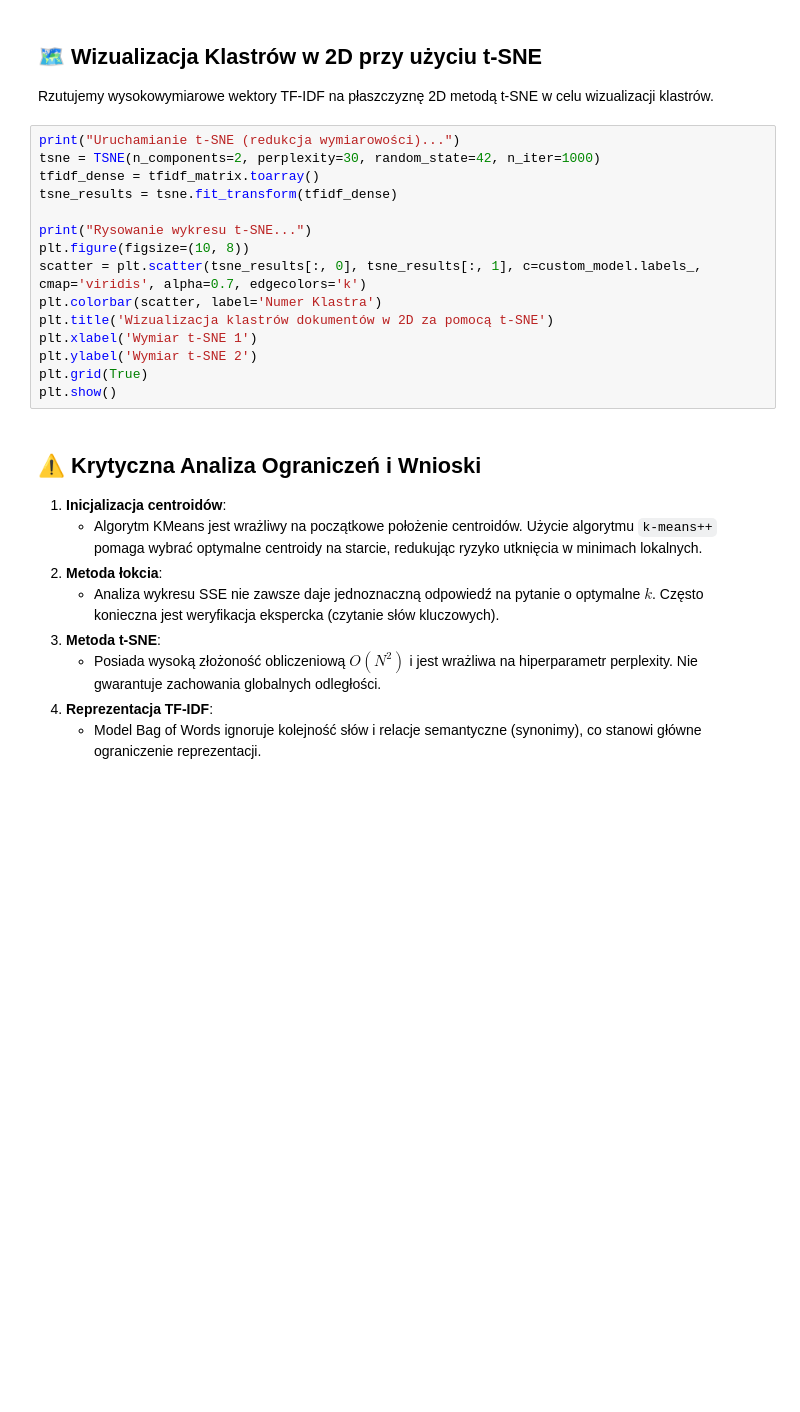
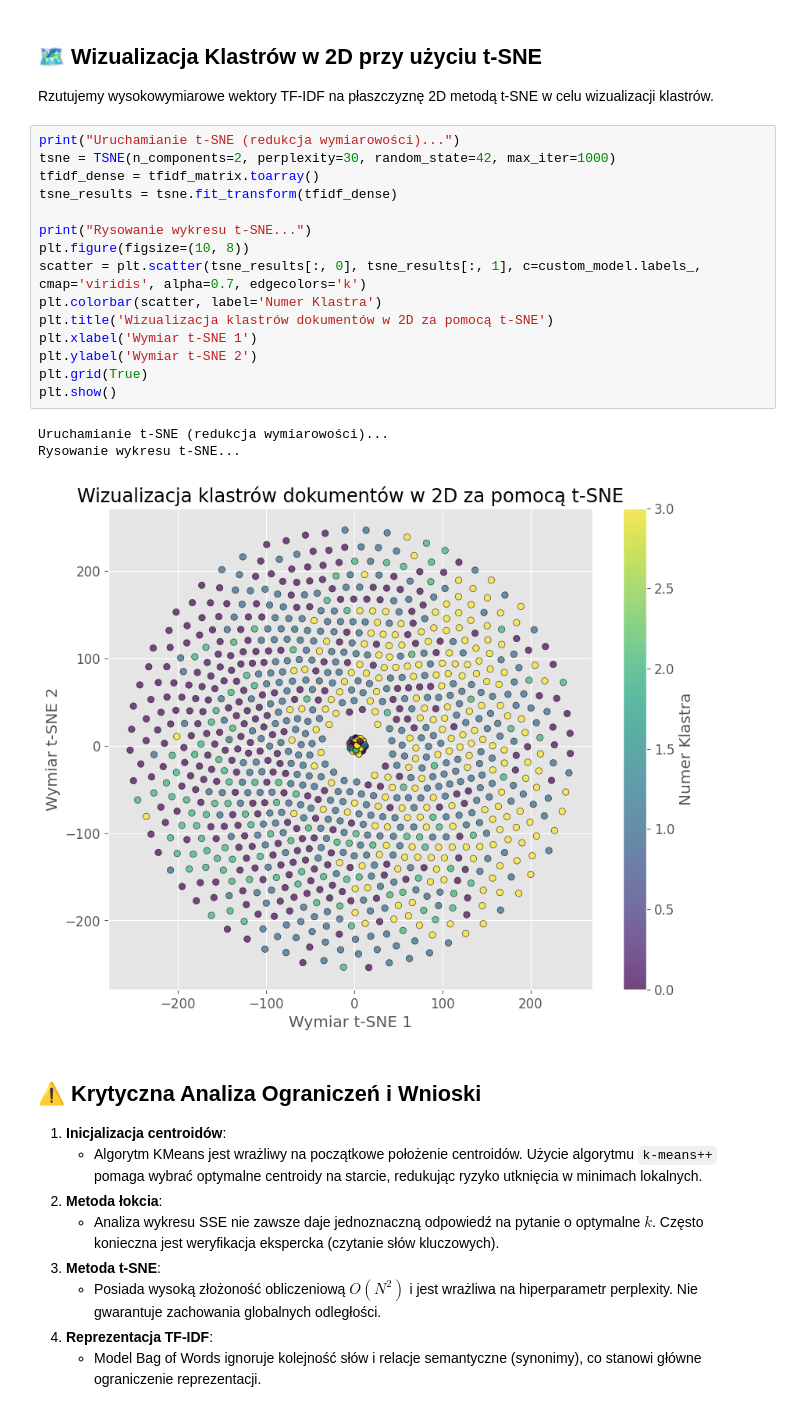
Before and after one commit to EmPeeEm/projekt_MPSI, a Jupyter notebook: notebooks/02_kmeans_i_tsne.ipynb, the cells around one changed output. Cells and saved outputs as stored; diff of their text form; blank space fills up the shorter version.

```diff
--- a/notebooks/02_kmeans_i_tsne.ipynb
+++ b/notebooks/02_kmeans_i_tsne.ipynb
@@ -140,19 +185,23 @@ for cluster_id, words in top_words.items():
 Rzutujemy wysokowymiarowe wektory TF-IDF na płaszczyznę 2D metodą t-SNE w celu wizualizacji klastrów.
 # %%
 print("Uruchamianie t-SNE (redukcja wymiarowości)...")
-tsne = TSNE(n_components=2, perplexity=30, random_state=42, n_iter=1000)
+tsne = TSNE(n_components=2, perplexity=30, random_state=42, max_iter=1000)
 tfidf_dense = tfidf_matrix.toarray()
 tsne_results = tsne.fit_transform(tfidf_dense)
 
 print("Rysowanie wykresu t-SNE...")
 plt.figure(figsize=(10, 8))
 scatter = plt.scatter(tsne_results[:, 0], tsne_results[:, 1], c=custom_model.labels_, cmap='viridis', alpha=0.7, edgecolors='k')
 plt.colorbar(scatter, label='Numer Klastra')
 plt.title('Wizualizacja klastrów dokumentów w 2D za pomocą t-SNE')
 plt.xlabel('Wymiar t-SNE 1')
 plt.ylabel('Wymiar t-SNE 2')
 plt.grid(True)
 plt.show()
+# %% [output]
+Uruchamianie t-SNE (redukcja wymiarowości)...
+Rysowanie wykresu t-SNE...
+[figure, added]
 # %% [markdown]
 ## ⚠️ Krytyczna Analiza Ograniczeń i Wnioski
 
```
Also changed, not shown: parts of 5 cells of this notebook, 2 other files.
